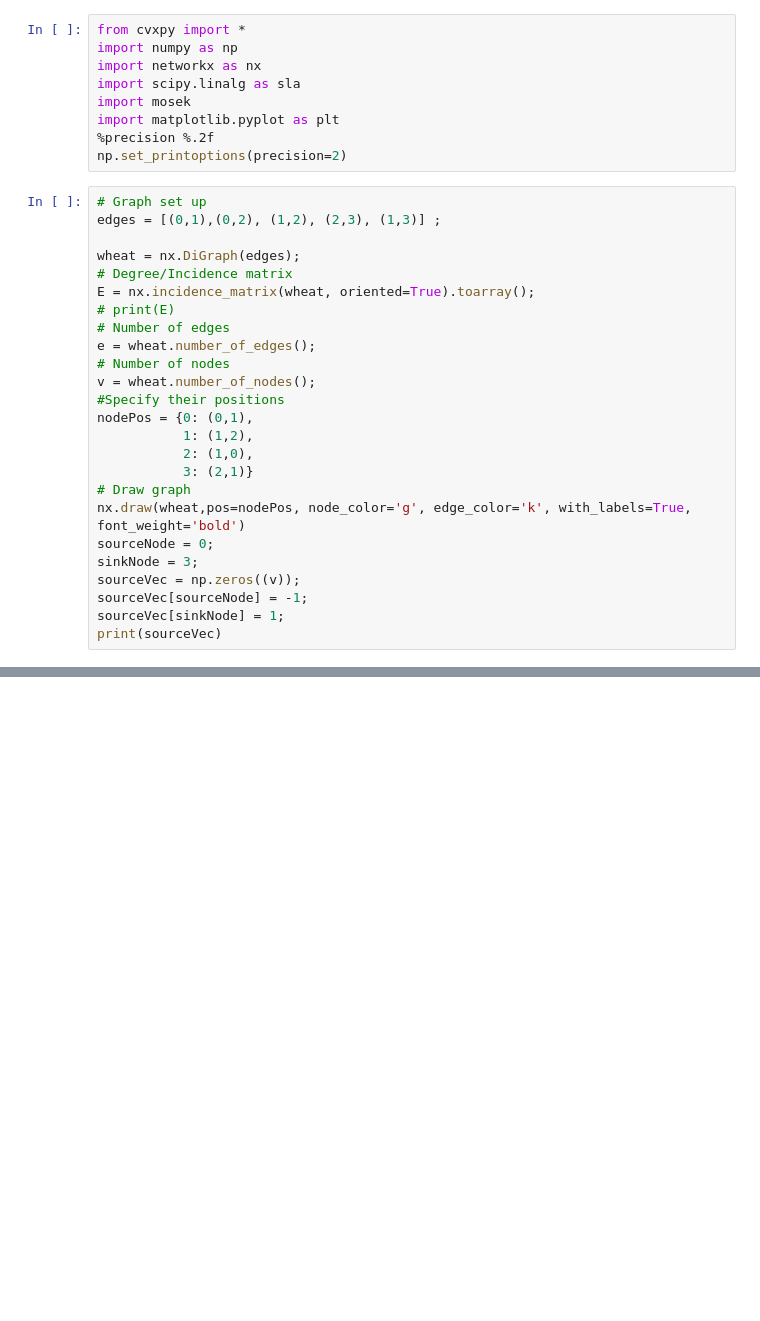
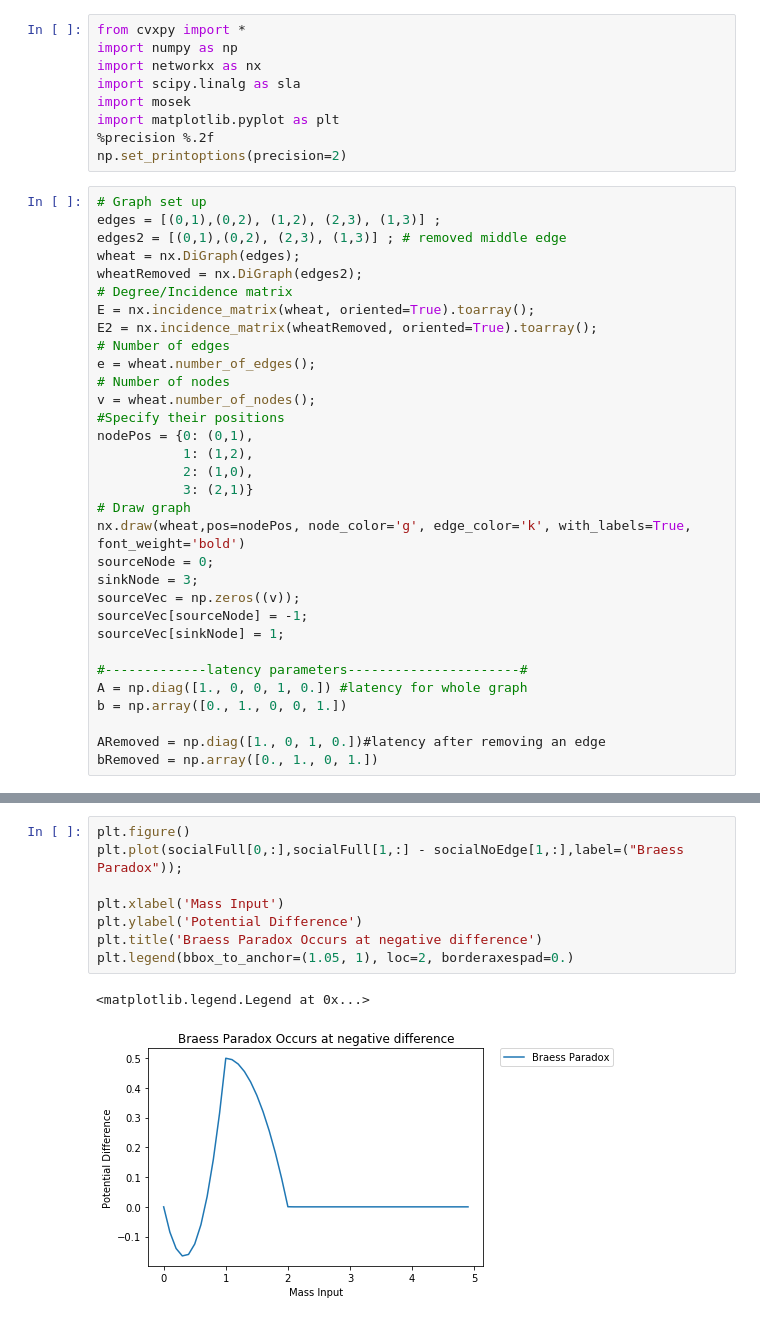
Before and after one commit to danjcalderone/mdp, a Jupyter notebook: Simulations/Braess Paradox.ipynb, the cells around one changed output, grey strips where cells are left out. Cells and saved outputs as stored; diff of their text form; blank space fills up the shorter version.

Commit message:
Cleaned up code for Braess Paradox

```diff
--- a/Simulations/Braess Paradox.ipynb
+++ b/Simulations/Braess Paradox.ipynb
@@ -10,11 +10,12 @@ np.set_printoptions(precision=2)
 # %%
 # Graph set up
 edges = [(0,1),(0,2), (1,2), (2,3), (1,3)] ;
-
+edges2 = [(0,1),(0,2), (2,3), (1,3)] ; # removed middle edge
 wheat = nx.DiGraph(edges);
+wheatRemoved = nx.DiGraph(edges2);
 # Degree/Incidence matrix
 E = nx.incidence_matrix(wheat, oriented=True).toarray();
-# print(E)
+E2 = nx.incidence_matrix(wheatRemoved, oriented=True).toarray();
 # Number of edges
 e = wheat.number_of_edges();
 # Number of nodes
@@ -31,5 +32,11 @@ sinkNode = 3;
 sourceVec = np.zeros((v));
 sourceVec[sourceNode] = -1;
 sourceVec[sinkNode] = 1;
-print(sourceVec)
+
+#-------------latency parameters----------------------#
+A = np.diag([1., 0, 0, 1, 0.]) #latency for whole graph
+b = np.array([0., 1., 0, 0, 1.])
+
+ARemoved = np.diag([1., 0, 1, 0.])#latency after removing an edge
+bRemoved = np.array([0., 1., 0, 1.])
 # %% [output]
@@ -64 +130,12 @@ def Q(x):  # Average Potential
+# %%
+plt.figure()
+plt.plot(socialFull[0,:],socialFull[1,:] - socialNoEdge[1,:],label=("Braess Paradox"));
+
+plt.xlabel('Mass Input')
+plt.ylabel('Potential Difference')
+plt.title('Braess Paradox Occurs at negative difference')
+plt.legend(bbox_to_anchor=(1.05, 1), loc=2, borderaxespad=0.)
+# %% [output]
+<matplotlib.legend.Legend at 0x...>
+[figure, added]
 # %%
```
Also changed, not shown: parts of 10 cells of this notebook.
